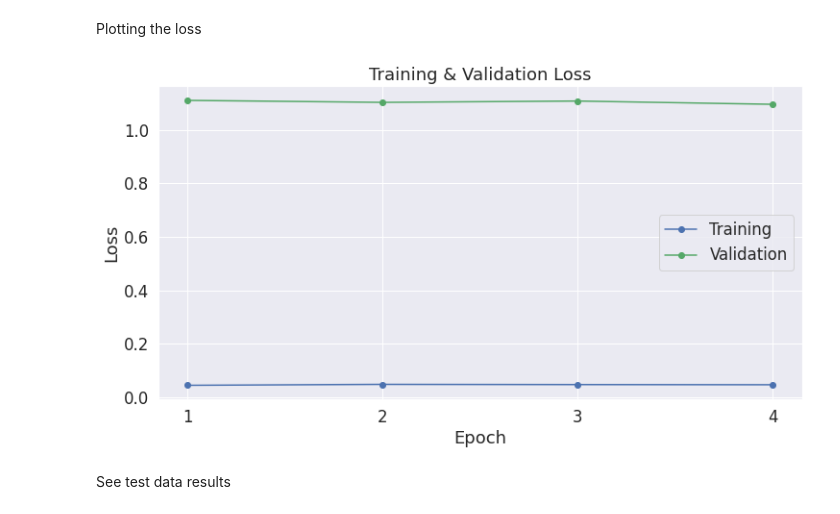
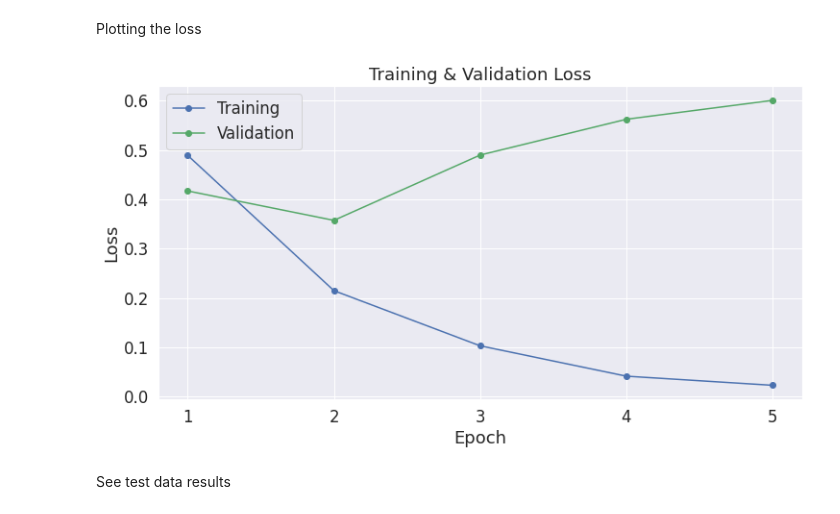
Before and after one commit to chenxicclu/MIDS_NLP_Project, a Jupyter notebook: ComVE_Subtask_B.ipynb, the cells around one changed output. Saved outputs shown, nothing was run; the diff lists cells and outputs as text; code cells hidden in the pictures.

```diff
--- a/ComVE_Subtask_B.ipynb
+++ b/ComVE_Subtask_B.ipynb
@@ -1030,9 +424,0 @@ for step, batch in enumerate(prediction_dataloader):
-# %%
-t = [101,  2017,  2024,  2145,  4142,  2065,  2017,  2079,  2025,  2031,
-          1037, 12251,  1012,  2053,  1010,  2023,  2987,  1005,  1056,  2191,
-          3168,  2138,  2111,  2008,  2024,  4142,  2024,  4010,  2138,  1997,
-          2037,  2540, 18276,  2668,  1998,  2065,  2017,  2079,  2025,  2031,
-          1037,  2540,  2017,  2024,  3147,  2029,  2965,  2017,  2024,  2757,
-          1012,   102]
-a = bert_tokenizer.convert_ids_to_tokens(t)
-a
@@ -2040,7 +997,7 @@ test_b_token_type = test_b_token.token_type_ids
 test_b_labels = torch.tensor(test_b_data_concat['Label'])
 test_b_masks = test_b_token.attention_mask
 # %%
-batch_size = 8
+batch_size = 24
 
 # function to convert as group
 # "tp" determines whether use RandomSampler or SequentialSampler
@@ -2103,11 +1054,11 @@ debertav2.cuda()
 # %%
 optimizer = AdamW(debertav2.parameters(),
-                  lr = 5e-3,
+                  lr = 2e-5,
                   eps = 1e-8 # args.adam_epsilon  - default is 1e-8.
                 )
 
 # number of epochs
-epochs = 4
+epochs = 5
 
 # Total number of training steps is number of batches * number of epochs.
 total_steps = len(train_dataloader) * epochs
@@ -2118,10 +1069,10 @@ scheduler = get_linear_schedule_with_warmup(optimizer,
                                             num_training_steps = total_steps)
 # %%
 loss_fn = nn.CrossEntropyLoss().to(device)
-relu = nn.ReLU
-dropout = nn.Dropout(0.1)
-# fc1 = nn.Linear(1536,1)
-fc1 = nn.Linear(768,1)
+relu = nn.ReLU().to(device)
+dropout = nn.Dropout(0.1).to(device)
+fc1 = nn.Linear(768,1).to(device)
+tanh = nn.Tanh().to(device)
 # %%
 # Function to calculate the accuracy of our predictions vs labels
 def flat_accuracy(preds, labels):
@@ -2445,29 +1333,29 @@ Plotting the loss
 # %%
 import matplotlib.pyplot as plt
 % matplotlib inline
 
 import seaborn as sns
 
 # Use plot styling from seaborn.
 sns.set(style='darkgrid')
 
 # Increase the plot size and font size.
 sns.set(font_scale=1.5)
 plt.rcParams["figure.figsize"] = (12,6)
 
 # Plot the learning curve.
 plt.plot(df_stats['Training Loss'], 'b-o', label="Training")
 plt.plot(df_stats['Valid. Loss'], 'g-o', label="Validation")
 
 # Label the plot.
 plt.title("Training & Validation Loss")
 plt.xlabel("Epoch")
 plt.ylabel("Loss")
 plt.legend()
-plt.xticks([1, 2, 3, 4])
+plt.xticks([1, 2, 3, 4 ,5])
 
 plt.show()
 # %% [output]
-[figure, old version]
+[figure, new version]
 # %% [markdown]
 See test data results
```
Also changed, not shown: parts of 138 cells of this notebook.
